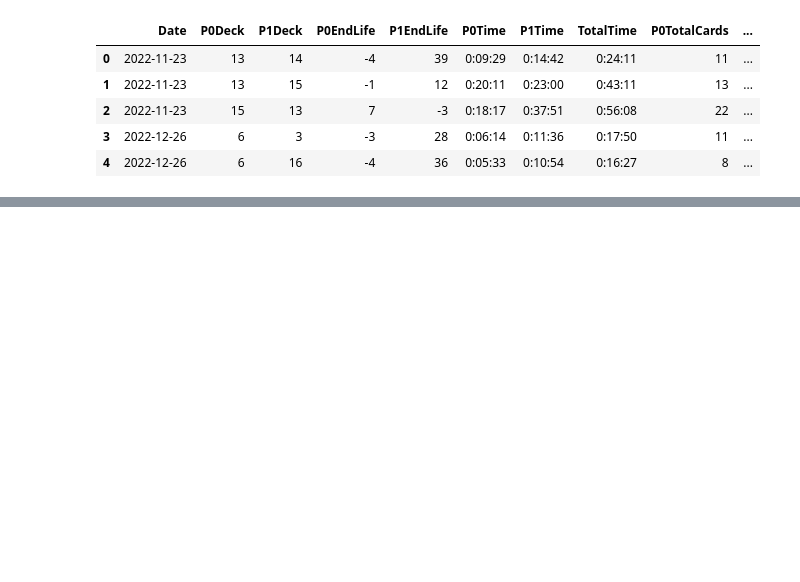
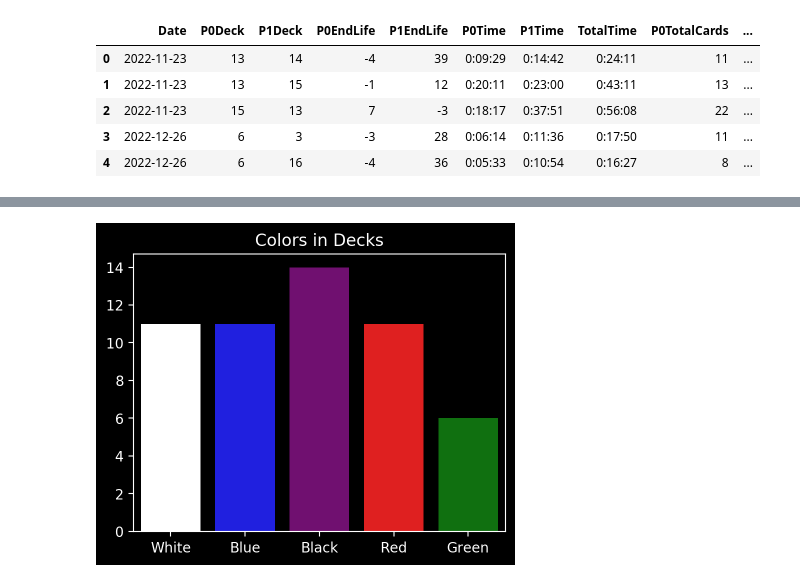
Before and after one commit to amcclead7336/MTG_GameData, a Jupyter notebook: DAX.ipynb, the cells around one changed output, grey strips where cells are left out. Saved outputs shown, nothing was run; the diff lists cells and outputs as text; code cells hidden in the pictures; blank space fills up the shorter version.

```diff
--- a/DAX.ipynb
+++ b/DAX.ipynb
@@ -50,0 +69,7 @@ plt.show()
+# %%
+deck_color_counts2 = deck_colors.sum(axis=0)
+sns.barplot(x=deck_color_counts2.index, y=deck_color_counts2.values, palette=['White','Blue',"Purple","Red","Green"])
+plt.title("Colors in Decks")
+plt.show()
+# %% [output]
+[figure, added]
```
Also changed, not shown: parts of 4 cells of this notebook.
